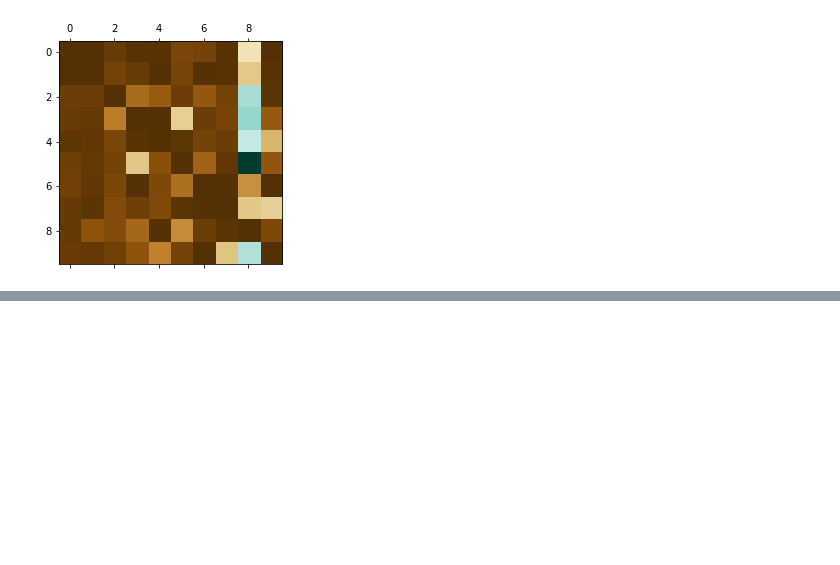
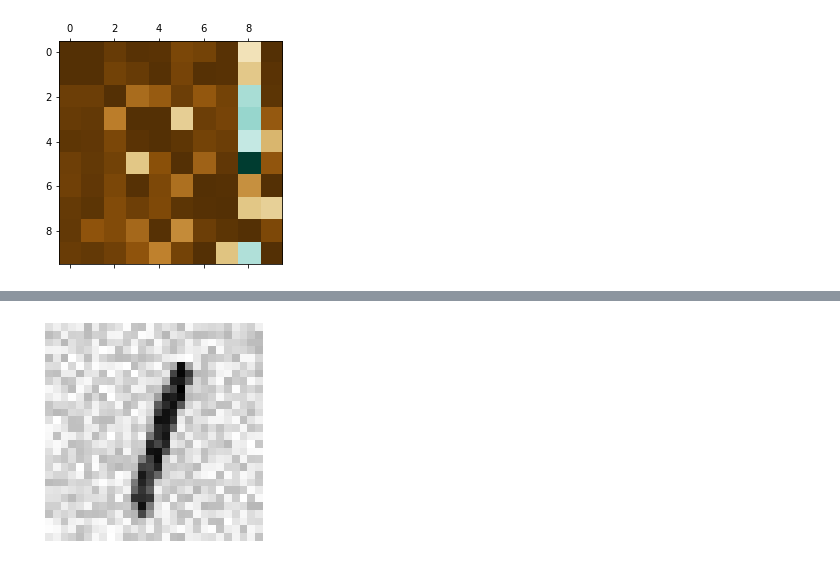
Before and after one commit to Carmine311/Hands_onML, a Jupyter notebook: Chapter3/mnist.ipynb, the cells around one changed output, grey strips where cells are left out. Cells and saved outputs as stored; diff of their text form; code cells hidden in the pictures; blank space fills up the shorter version.

```diff
--- a/Chapter3/mnist.ipynb
+++ b/Chapter3/mnist.ipynb
@@ -219,0 +278,6 @@ plt.matshow(norm_conf_mx, cmap=plt.cm.BrBG)
+# %%
+plt.imshow(X_test_mod.iloc[5].values.reshape(28,28), cmap="binary")
+plt.axis("off")
+plt.show()
+# %% [output]
+[figure, added]
```
Also changed, not shown: parts of 9 cells of this notebook.
